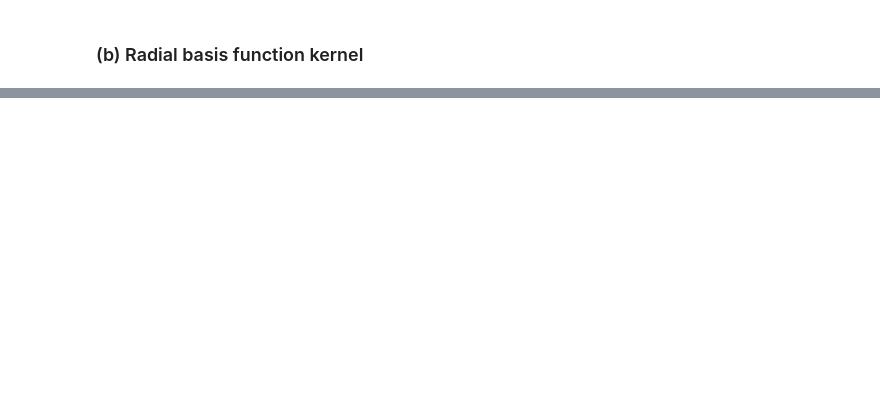
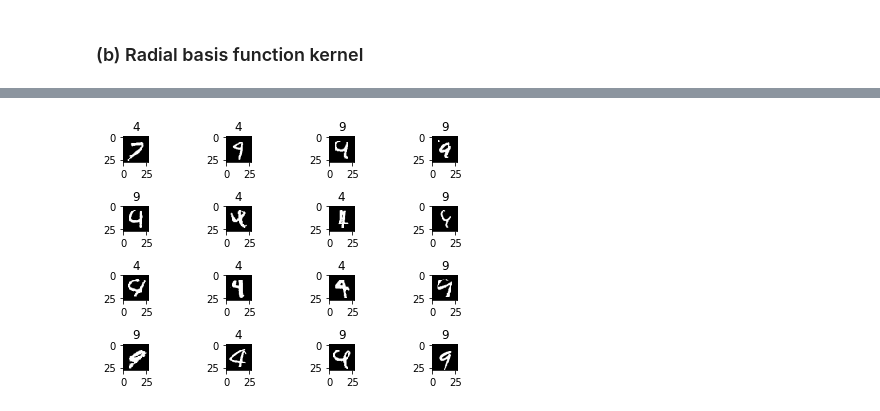
Before and after one commit to allenhyp/EE240_Pattern_Recognition, a Jupyter notebook: hw_2/h2_4.ipynb, the cells around one changed output, grey strips where cells are left out. Cells and saved outputs as stored; diff of their text form; code cells hidden in the pictures; blank space fills up the shorter version.

```diff
--- a/hw_2/h2_4.ipynb
+++ b/hw_2/h2_4.ipynb
@@ -74,0 +101,18 @@ print("rbf error rate: {0}".format(Pe_rbf))
+# %%
+proba = clf_p2.predict_proba(testing_X)
+wrong_set = find_the_hardest_set(proba, testing_y)
+f, axarr = plt.subplots(4, 4)
+plt.title("The top 16 hard examples classified by p2")
+row = 0
+col = 0
+for i in range(16):
+    axarr[row, col].imshow(testing_X[wrong_set[i][1]].reshape((28, 28)), cmap='gray')
+    axarr[row, col].set_title('{label}'.format(label=int(testing_y[wrong_set[i][1]])))
+    col += 1
+    if col == 4:
+        col = 0
+        row += 1
+plt.tight_layout()
+plt.show()
+# %% [output]
+[figure, added]
```
Also changed, not shown: parts of 9 cells of this notebook.
